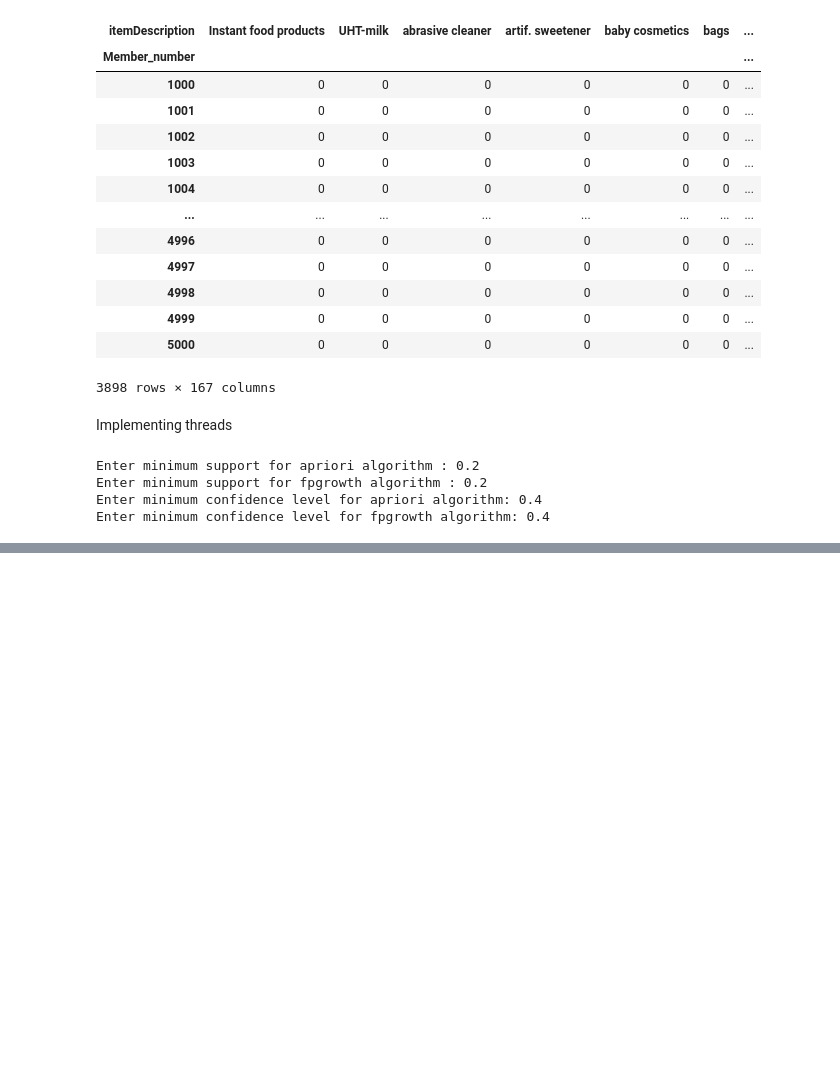
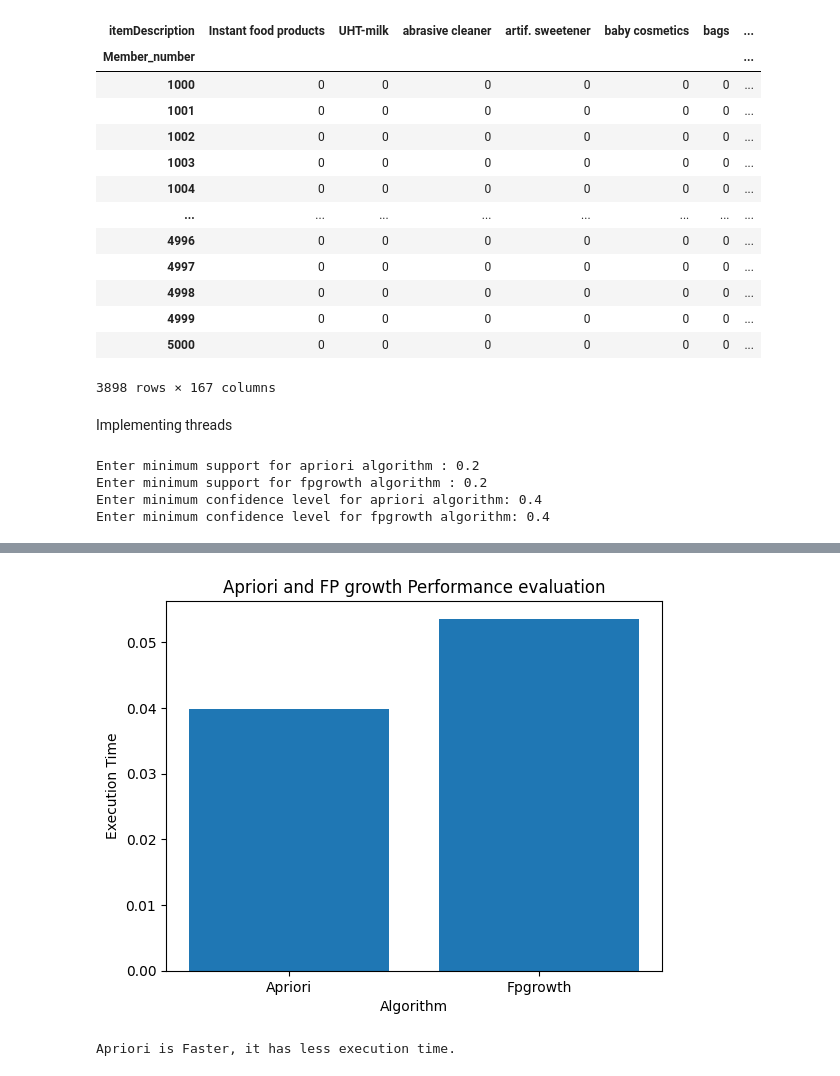
Before and after one commit to Donalizasaji/LAB, a Jupyter notebook: Lab_04.ipynb, the cells around one changed output, grey strips where cells are left out. Saved outputs shown, nothing was run; the diff lists cells and outputs as text; code cells hidden in the pictures; blank space fills up the shorter version.

```diff
--- a/Lab_04.ipynb
+++ b/Lab_04.ipynb
@@ -267,8 +252,14 @@ NameError: name 'time' is not defined. Did you mean: 'stime'?
 # %%
 alg = ['Apriori','Fpgrowth']
 plt.bar(alg,execution_time)
 plt.xlabel('Algorithm')
 plt.ylabel('Execution Time')
 plt.title('Apriori and FP growth Performance evaluation')
 plt.show()
-if execution_time[0]
+if execution_time[0]<execution_time[1]:
+  print("Apriori is Faster, it has less execution time.")
+elif execution_time[1]<execution_time[0]:
+  print("FP growth is Faster, it has less execution time.")
+# %% [output]
+[figure, added]
+Apriori is Faster, it has less execution time.
```
Also changed, not shown: parts of 2 cells of this notebook.
